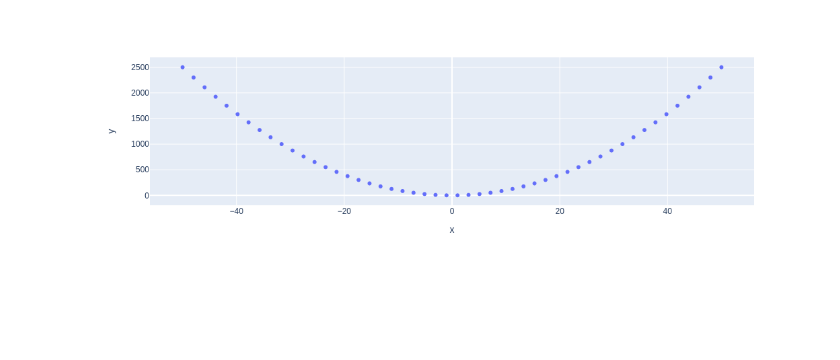
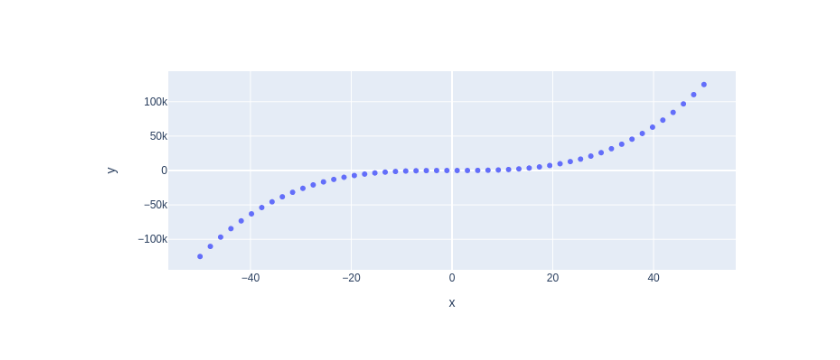
Before and after one commit to myoh0623/my-notebooks-repo, a Jupyter notebook: experiment1.ipynb, the cells around one changed output. Saved outputs shown, nothing was run; the diff lists cells and outputs as text; code cells hidden in the pictures; blank space fills up the shorter version.

```diff
--- a/experiment1.ipynb
+++ b/experiment1.ipynb
@@ -6,7 +6,7 @@ import plotly.express as px
 x = np.linspace(start=-50, stop=50)
 
 # y-axis data points
-y = x ** 2
+y = x ** 3
 # define the plot
 fig = px.scatter(x=x, y=y)
 
@@ -16 +15 @@ fig.show()
-[figure, old version]
+[figure, new version]
```
Also changed, not shown: parts of 1 cell of this notebook.
